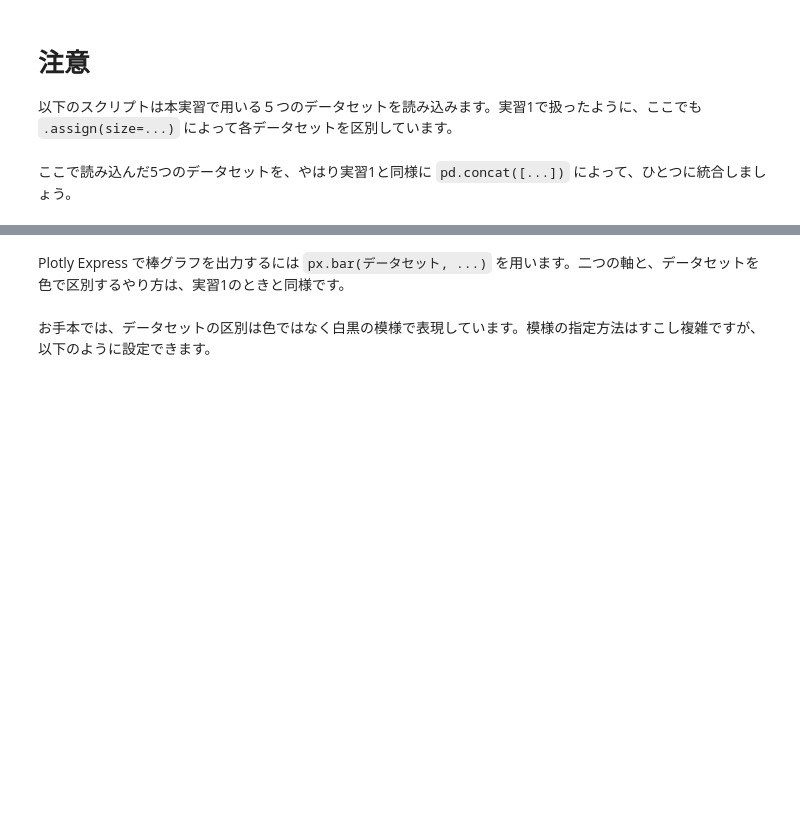
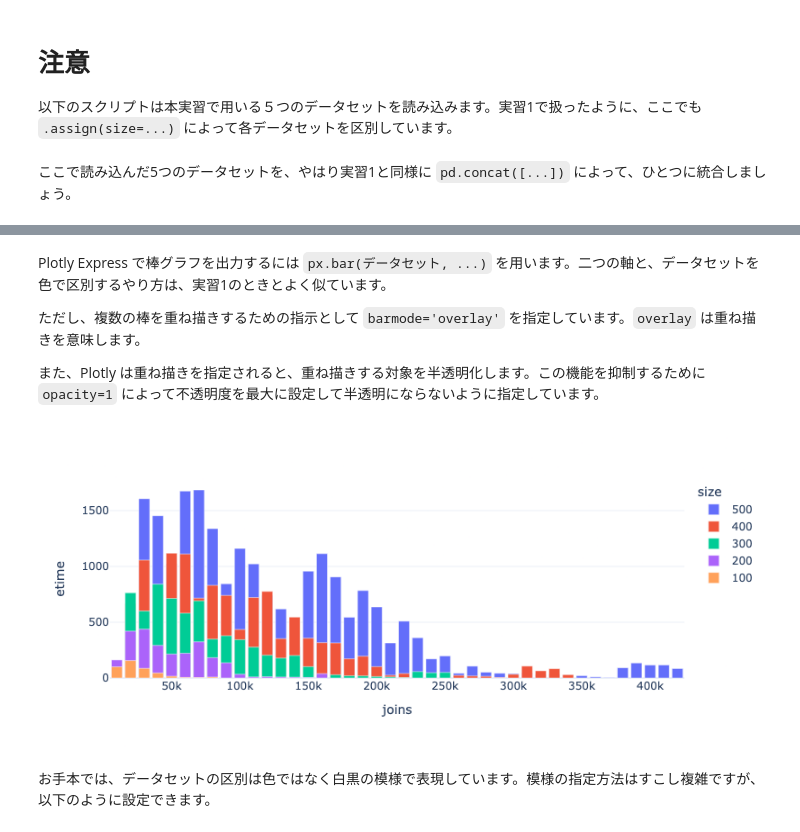
Before and after one commit to wakita/il2024-data, a Jupyter notebook: content/ex-bar-charts.ipynb, the cells around one changed output, grey strips where cells are left out. Saved outputs shown, nothing was run; the diff lists cells and outputs as text; code cells hidden in the pictures; blank space fills up the shorter version.

Commit message:
fix: stacked bar chart -> overlay

```diff
--- a/content/ex-bar-charts.ipynb
+++ b/content/ex-bar-charts.ipynb
@@ -22,5 +22,5 @@ cnm500 = pd.read_csv(f'data/cnm/time-join-500K.data', sep=' ', names=['joins', '
 # %% [markdown]
 ここで読み込んだ5つのデータセットを、やはり実習1と同様に `pd.concat([...])` によって、ひとつに統合しましょう。
 # %%
-cnm_series = pd.concat([cnm100, cnm200, cnm300, cnm400, cnm500])
+cnm_series = pd.concat([cnm500, cnm400, cnm300, cnm200, cnm100])
 cnm_series
@@ -27,7 +41,14 @@ cnm_series
 # %% [markdown]
-Plotly Express で棒グラフを出力するには `px.bar(データセット, ...)` を用います。二つの軸と、データセットを色で区別するやり方は、実習1のときと同様です。
+Plotly Express で棒グラフを出力するには `px.bar(データセット, ...)` を用います。二つの軸と、データセットを色で区別するやり方は、実習1のときとよく似ています。
+
+ただし、複数の棒を重ね描きするための指示として `barmode='overlay'` を指定しています。`overlay` は重ね描きを意味します。
+
+また、Plotly は重ね描きを指定されると、重ね描きする対象を半透明化します。この機能を抑制するために `opacity=1` によって不透明度を最大に設定して半透明にならないように指定しています。
 # %%
-px.bar(cnm_series, x='joins', y='etime', color='size')
+px.bar(cnm_series, x='joins', y='etime', color='size',
+       barmode='overlay', opacity=1)
+# %% [output]
+[figure, added]
 # %% [markdown]
 お手本では、データセットの区別は色ではなく白黒の模様で表現しています。模様の指定方法はすこし複雑ですが、以下のように設定できます。
 # %%
```
Also changed, not shown: parts of 2 cells of this notebook, 1 other file.
